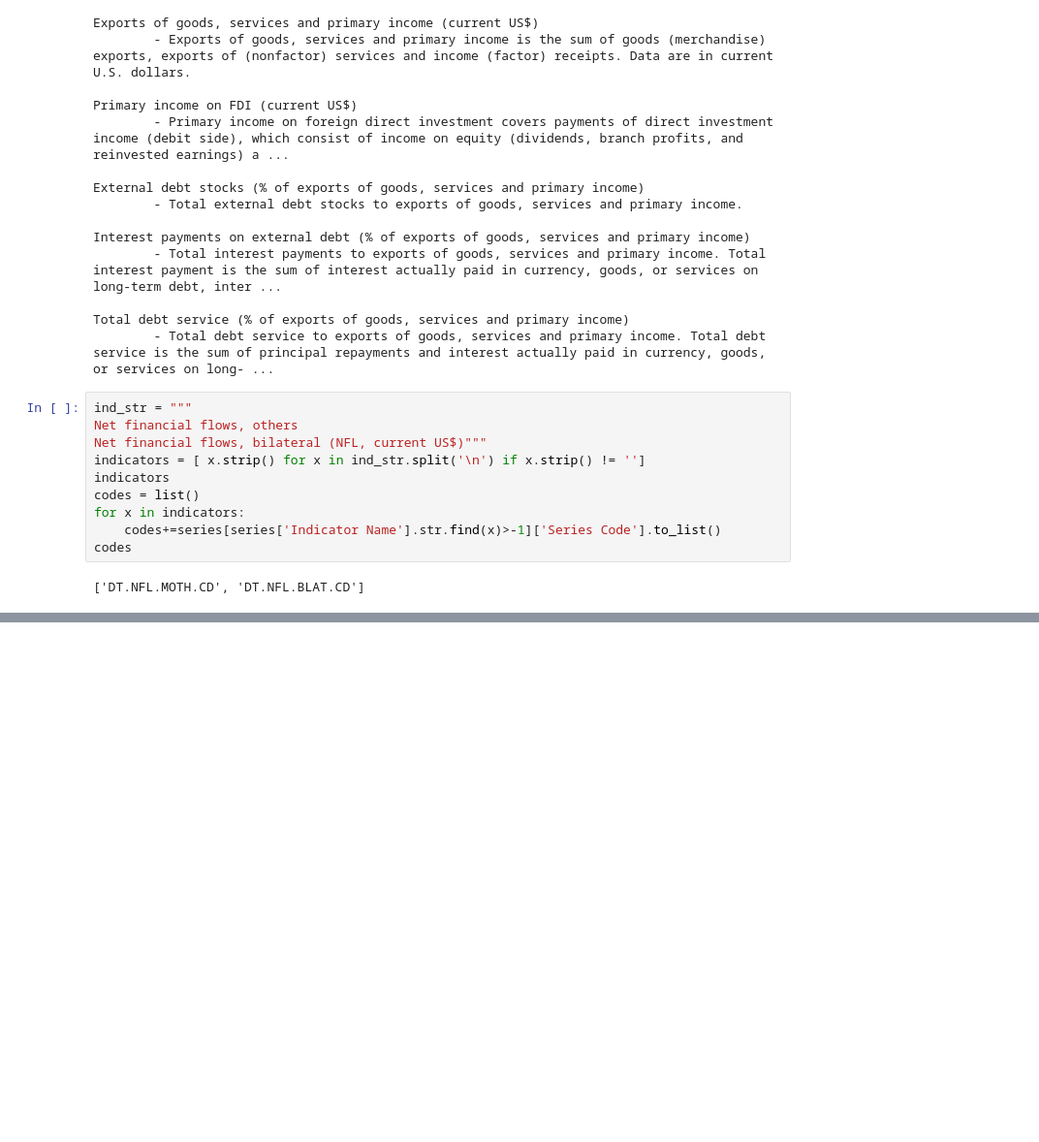
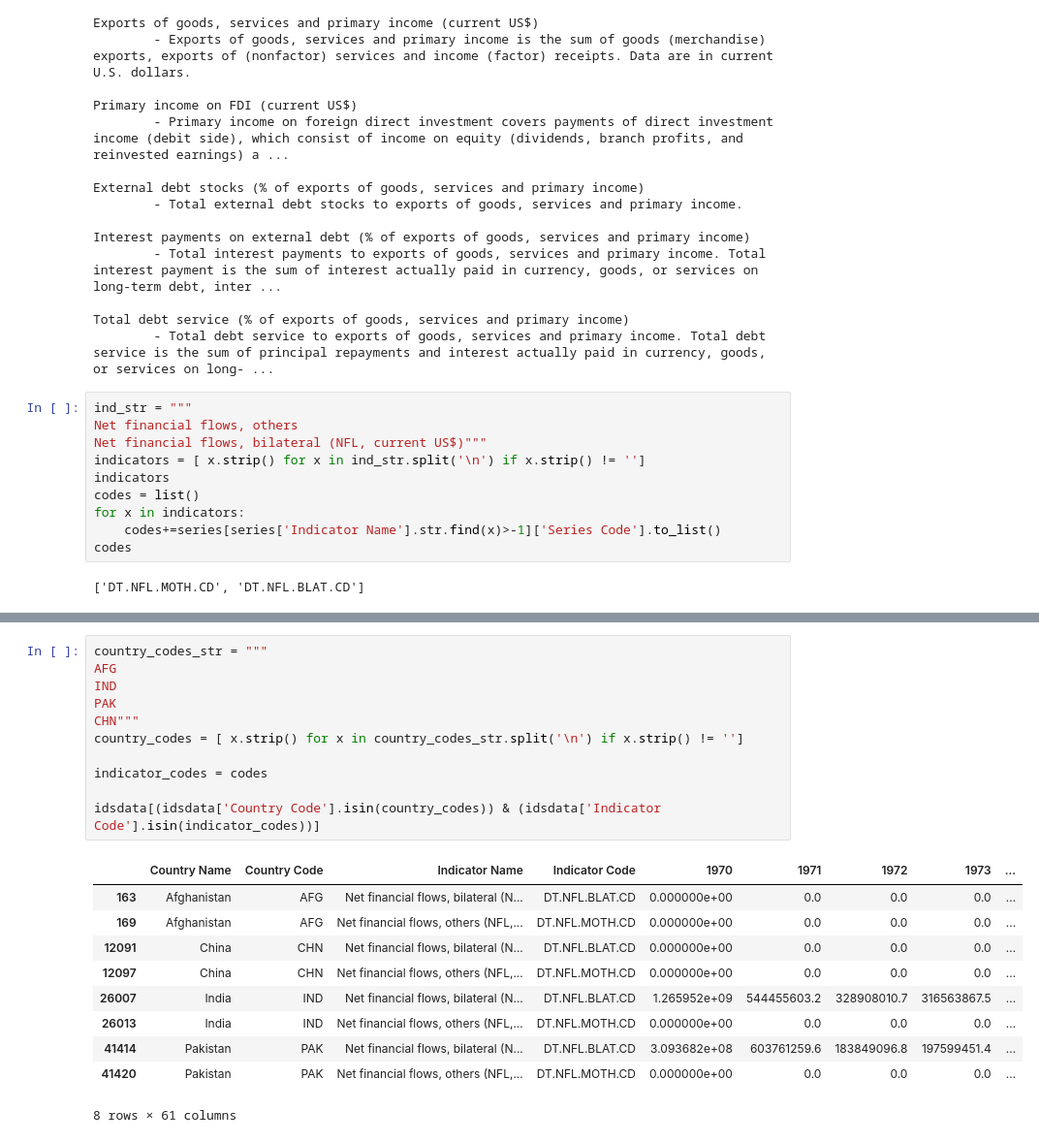
Before and after one commit to chhanganivarun/data-visualization-project, a Jupyter notebook: phase1/Initial Exploration.ipynb, the cells around one changed output, grey strips where cells are left out. Shown at 97% size. Cells and saved outputs as stored; diff of their text form; blank space fills up the shorter version.

Commit message:
get data from country codes and indicator names

```diff
--- a/phase1/Initial Exploration.ipynb
+++ b/phase1/Initial Exploration.ipynb
@@ -173,0 +180,22 @@ codes
+# %%
+country_codes_str = """
+AFG
+IND
+PAK
+CHN"""
+country_codes = [ x.strip() for x in country_codes_str.split('\n') if x.strip() != '']
+
+indicator_codes = codes
+
+idsdata[(idsdata['Country Code'].isin(country_codes)) & (idsdata['Indicator Code'].isin(indicator_codes))]
+# %% [output]
+|  | Country Name | Country Code | Indicator Name | Indicator Code | 1970 | 1971 | 1972 | 1973 | ... |
+| 163 | Afghanistan | AFG | Net financial flows, bilateral (N... | DT.NFL.BLAT.CD | 0.000000e+00 | 0.0 | 0.0 | 0.0 | ... |
+| 169 | Afghanistan | AFG | Net financial flows, others (NFL,... | DT.NFL.MOTH.CD | 0.000000e+00 | 0.0 | 0.0 | 0.0 | ... |
+| 12091 | China | CHN | Net financial flows, bilateral (N... | DT.NFL.BLAT.CD | 0.000000e+00 | 0.0 | 0.0 | 0.0 | ... |
+| 12097 | China | CHN | Net financial flows, others (NFL,... | DT.NFL.MOTH.CD | 0.000000e+00 | 0.0 | 0.0 | 0.0 | ... |
+| 26007 | India | IND | Net financial flows, bilateral (N... | DT.NFL.BLAT.CD | 1.265952e+09 | 544455603.2 | 328908010.7 | 316563867.5 | ... |
+| 26013 | India | IND | Net financial flows, others (NFL,... | DT.NFL.MOTH.CD | 0.000000e+00 | 0.0 | 0.0 | 0.0 | ... |
+| 41414 | Pakistan | PAK | Net financial flows, bilateral (N... | DT.NFL.BLAT.CD | 3.093682e+08 | 603761259.6 | 183849096.8 | 197599451.4 | ... |
+| 41420 | Pakistan | PAK | Net financial flows, others (NFL,... | DT.NFL.MOTH.CD | 0.000000e+00 | 0.0 | 0.0 | 0.0 | ... |
+8 rows × 61 columns
```
Also changed, not shown: parts of 1 cell of this notebook, 2 other files.
